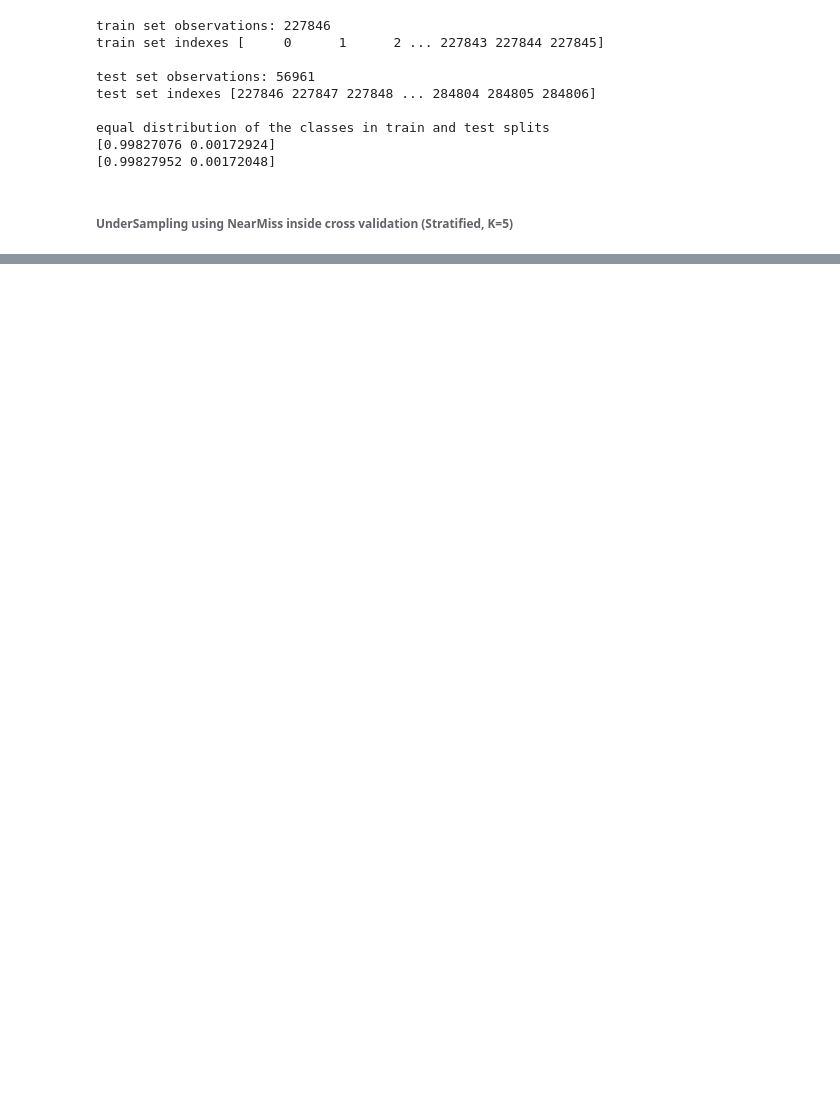
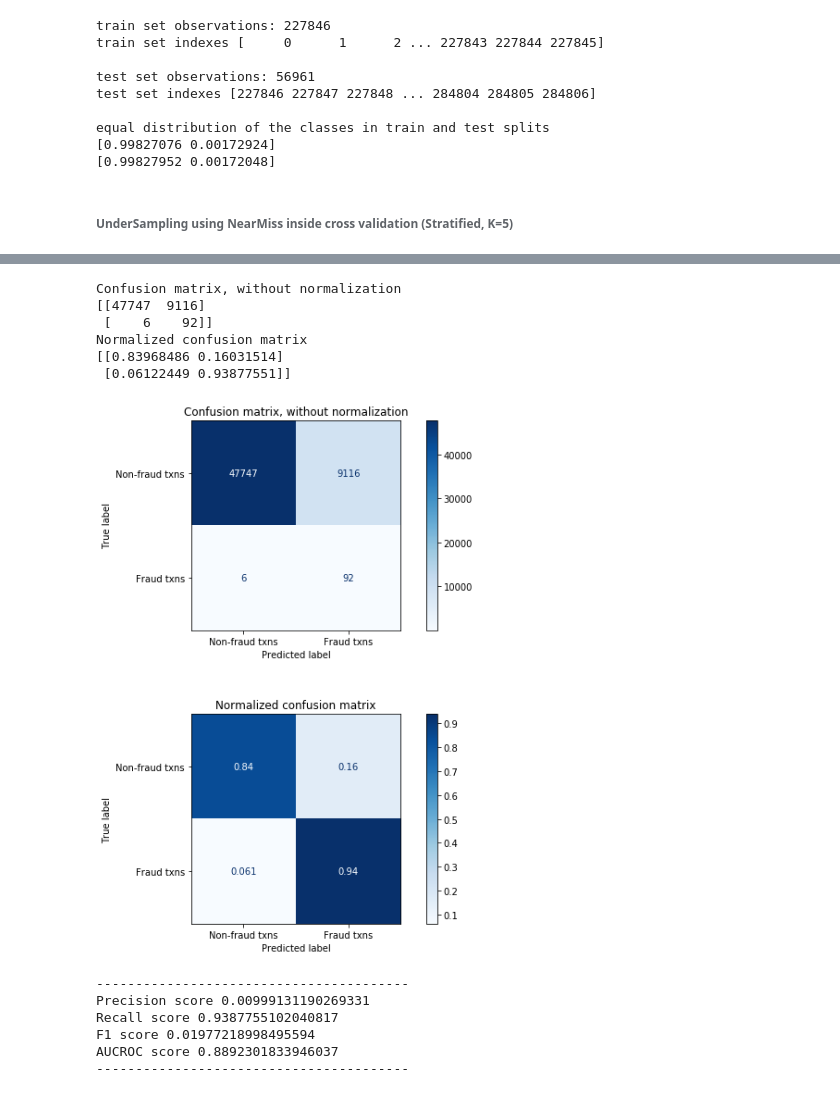
Before and after one commit to yuvrajpandya/ML-CreditCardFraudDetection, a Jupyter notebook: Credit Card Fraud Detection.ipynb, the cells around one changed output, grey strips where cells are left out. Cells and saved outputs as stored; diff of their text form; code cells hidden in the pictures; blank space fills up the shorter version.

```diff
--- a/Credit Card Fraud Detection.ipynb
+++ b/Credit Card Fraud Detection.ipynb
@@ -681,0 +684,42 @@ undersample_accuracy
+# %%
+# Plot non-normalized & normalized confusion matrix
+fig,ax = plt.subplots(2, 1, figsize=(10,10))
+fig.subplots_adjust(hspace=0.4)
+
+titles_options = [("Confusion matrix, without normalization", None),
+                  ("Normalized confusion matrix", 'true')]
+counter = 0
+for title, normalize in titles_options:
+    disp = plot_confusion_matrix(log_reg, original_Xtest, original_ytest,
+                                 display_labels=['Non-fraud txns', 'Fraud txns'],
+                                 cmap=plt.cm.Blues,
+                                 normalize=normalize,
+                                 ax = ax[counter])
+    disp.ax_.set_title(title)
+
+    print(title)
+    print(disp.confusion_matrix)
+    counter = counter+1
+plt.show();
+# %% [output]
+Confusion matrix, without normalization
+[[47747  9116]
+ [    6    92]]
+Normalized confusion matrix
+[[0.83968486 0.16031514]
+ [0.06122449 0.93877551]]
+[figure, added]
+# %%
+print('-'*40)
+print('Precision score {0}'.format(precision_score(original_ytest, log_reg_ytest)))
+print('Recall score {0}'.format(recall_score(original_ytest, log_reg_ytest)))
+print('F1 score {0}'.format(f1_score(original_ytest, log_reg_ytest)))
+print('AUCROC score {0}'.format(roc_auc_score(original_ytest, log_reg_ytest)))
+print('-'*40)
+# %% [output]
+----------------------------------------
+Precision score 0.00999131190269331
+Recall score 0.9387755102040817
+F1 score 0.01977218998495594
+AUCROC score 0.8892301833946037
+----------------------------------------
```
Also changed, not shown: parts of 18 cells of this notebook.
